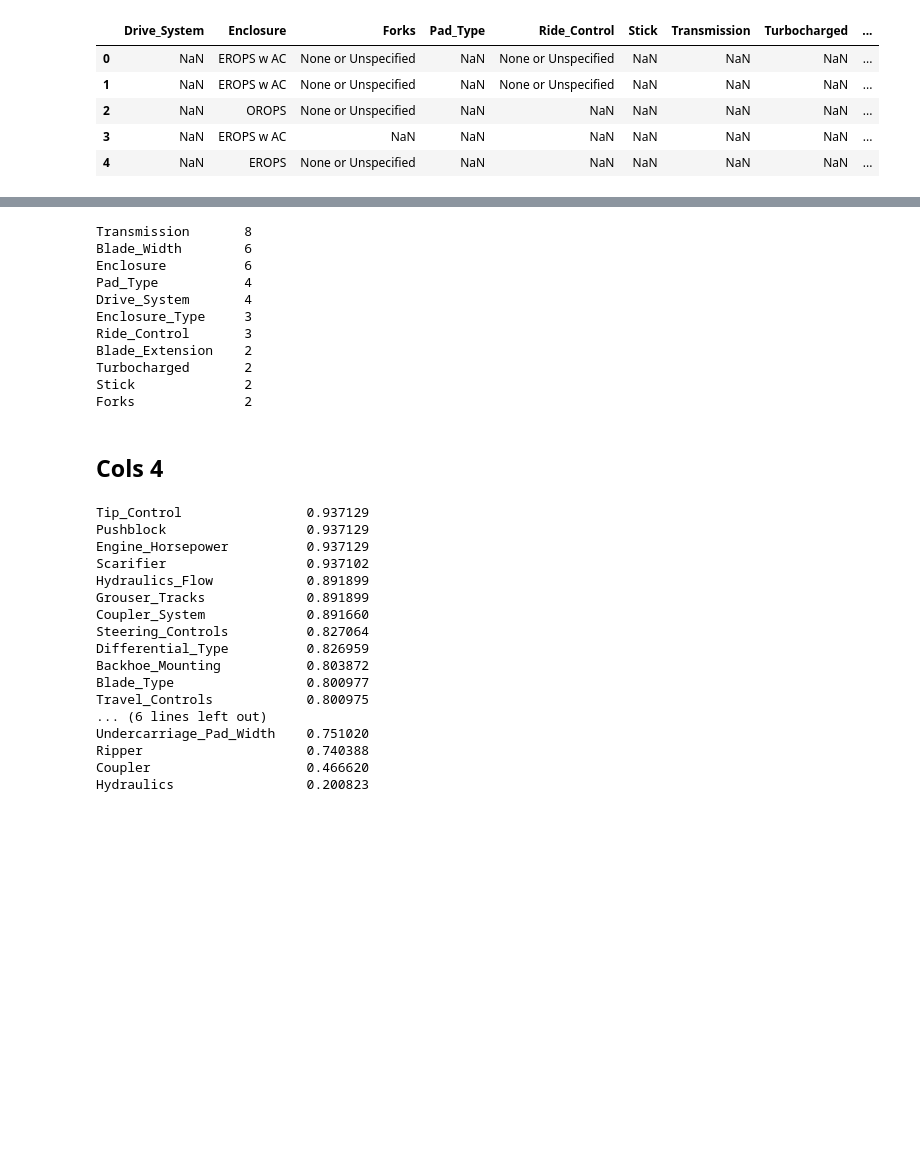
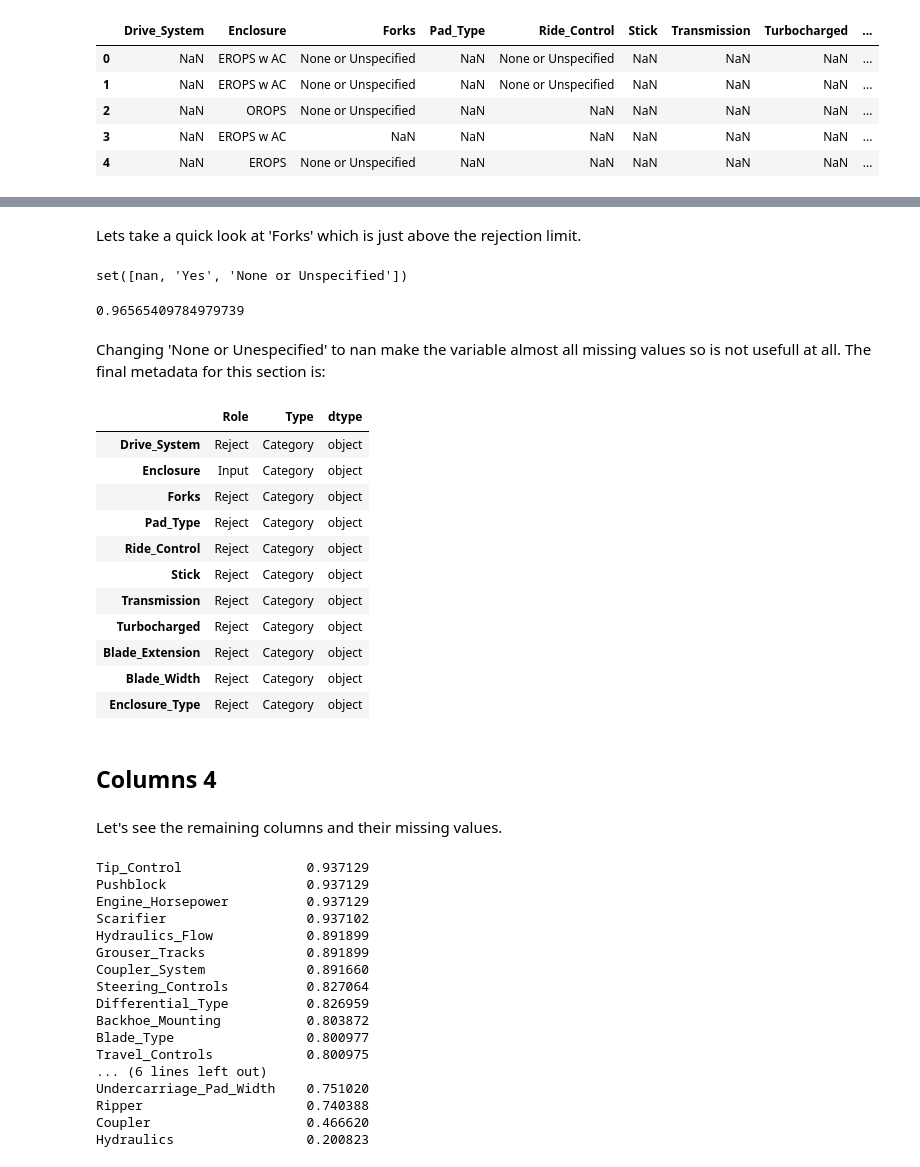
Before and after one commit to danielfrg/kaggle-bulldozers, a Jupyter notebook: src/clean.ipynb, the cells around one changed output, grey strips where cells are left out. Drawn from its saved outputs; the diff is of its cells as text; code cells hidden in the pictures; blank space fills up the shorter version.

```diff
--- a/src/clean.ipynb
+++ b/src/clean.ipynb
@@ -164,0 +216,3 @@ ds3 = copper.Dataset(cols3)
+# %%
+ds3['Enclosure'][ds3['Enclosure'] == 'EROPS w AC'] = 'EROPS AC'
+ds3['Enclosure'][ds3['Enclosure'] == 'None or Unspecified'] = np.nan
@@ -164,0 +225,6 @@ ds3 = copper.Dataset(cols3)
+# %% [markdown]
+Lets take a quick look at 'Forks' which is just above the rejection limit.
+# %%
+set(ds3['Forks'])
+# %% [output]
+set([nan, 'Yes', 'None or Unspecified'])
@@ -165,19 +233,28 @@ ds3 = copper.Dataset(cols3)
+# %%
+ds3.percent_missing()['Forks']
+# %% [output]
+0.96565409784979739
+# %% [markdown]
+Changing 'None or Unespecified' to nan make the variable almost all missing values so is not usefull at all. The final metadata for this section is:
 # %%
-ds3.unique_values()
+ds3.metadata
 # %% [output]
-Transmission       8
-Blade_Width        6
-Enclosure          6
-Pad_Type           4
-Drive_System       4
-Enclosure_Type     3
-Ride_Control       3
-Blade_Extension    2
-Turbocharged       2
-Stick              2
-Forks              2
+|  | Role | Type | dtype |
+| Drive_System | Reject | Category | object |
+| Enclosure | Input | Category | object |
+| Forks | Reject | Category | object |
+| Pad_Type | Reject | Category | object |
+| Ride_Control | Reject | Category | object |
+| Stick | Reject | Category | object |
+| Transmission | Reject | Category | object |
+| Turbocharged | Reject | Category | object |
+| Blade_Extension | Reject | Category | object |
+| Blade_Width | Reject | Category | object |
+| Enclosure_Type | Reject | Category | object |
 # %% [markdown]
-## Cols 4
+## Columns 4
+# %% [markdown]
+Let's see the remaining columns and their missing values.
 # %%
 ds4 = copper.Dataset(train[train.columns[31:]])
 ds4.percent_missing()
```
Also changed, not shown: parts of 60 cells of this notebook, 1 other file.
